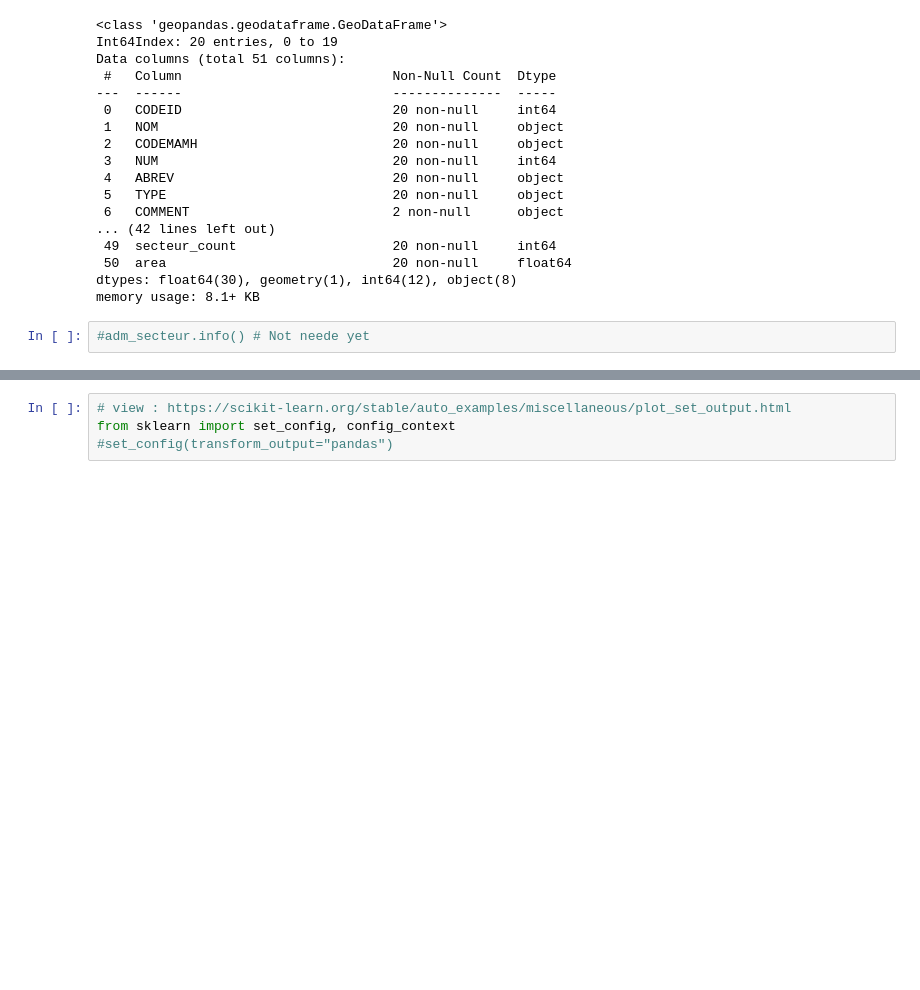
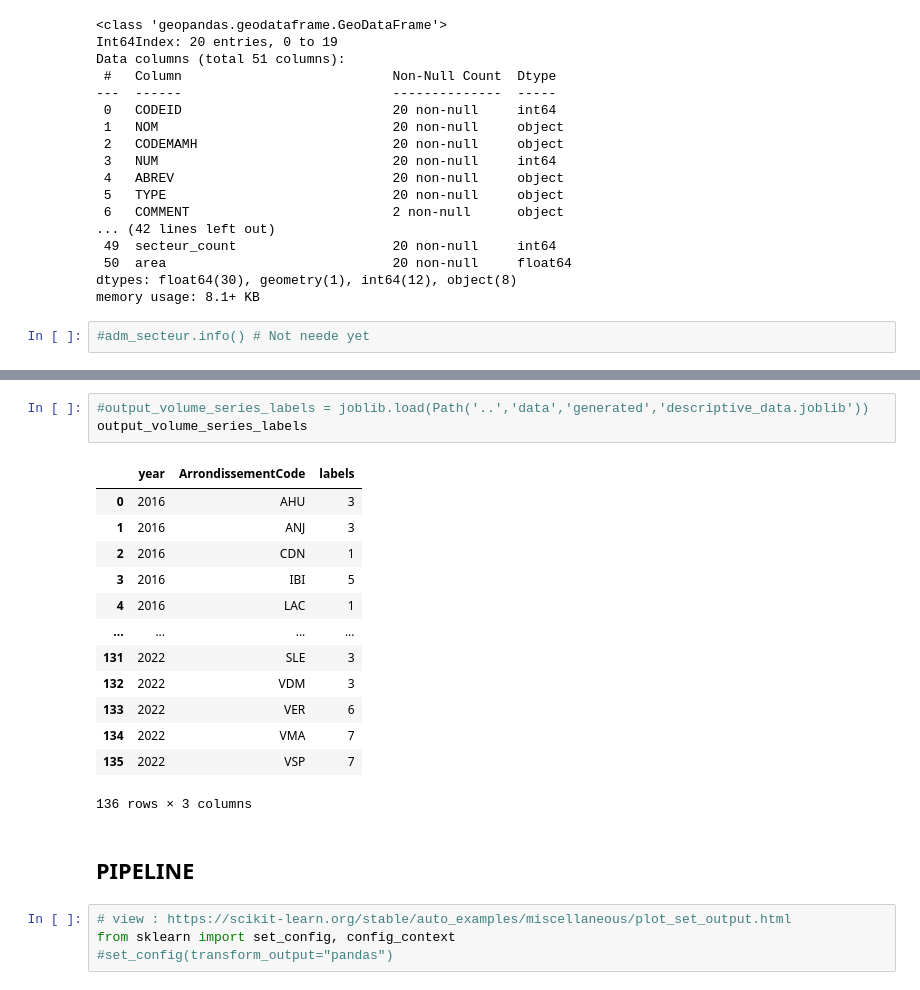
Before and after one commit to cimadure/ind6212, a Jupyter notebook: notebooks/main.ipynb, the cells around one changed output, grey strips where cells are left out. Drawn from its saved outputs; the diff is of its cells as text; blank space fills up the shorter version.

```diff
--- a/notebooks/main.ipynb
+++ b/notebooks/main.ipynb
@@ -187,3 +251,22 @@ memory usage: 8.1+ KB
+# %%
+#output_volume_series_labels = joblib.load(Path('..','data','generated','descriptive_data.joblib'))
+output_volume_series_labels
+# %% [output]
+|  | year | ArrondissementCode | labels |
+| 0 | 2016 | AHU | 3 |
+| 1 | 2016 | ANJ | 3 |
+| 2 | 2016 | CDN | 1 |
+| 3 | 2016 | IBI | 5 |
+| 4 | 2016 | LAC | 1 |
+| ... | ... | ... | ... |
+| 131 | 2022 | SLE | 3 |
+| 132 | 2022 | VDM | 3 |
+| 133 | 2022 | VER | 6 |
+| 134 | 2022 | VMA | 7 |
+| 135 | 2022 | VSP | 7 |
+136 rows × 3 columns
+# %% [markdown]
+## PIPELINE
 # %%
 # view : https://scikit-learn.org/stable/auto_examples/miscellaneous/plot_set_output.html
 from sklearn import set_config, config_context
```
Also changed, not shown: parts of 7 cells of this notebook, 1 other file.
